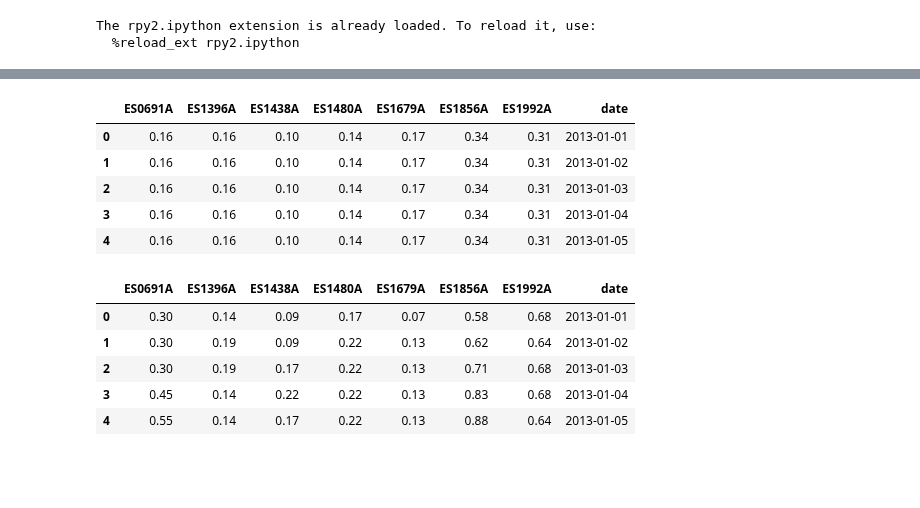
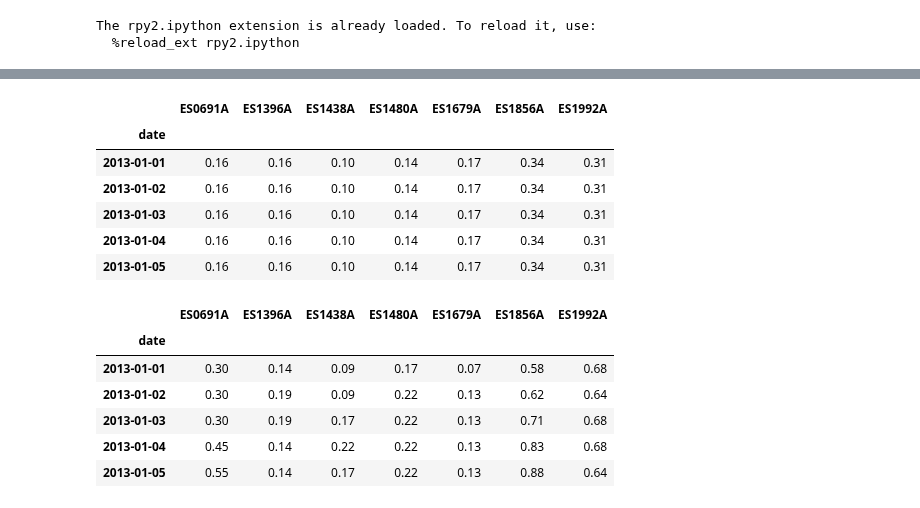
Before and after one commit to javiermas/BCNAirQualityDatathon, a Jupyter notebook: notebooks/Jonas_10.ipynb, the cells around one changed output, grey strips where cells are left out. Drawn from its saved outputs; the diff is of its cells as text; code cells hidden in the pictures; blank space fills up the shorter version.

```diff
--- a/notebooks/Jonas_10.ipynb
+++ b/notebooks/Jonas_10.ipynb
@@ -20,20 +47,22 @@ The rpy2.ipython extension is already loaded. To reload it, use:
 # %%
-pred_svm = pd.read_csv('../reports/pred_ssvm_Jonas_8_1.csv', index_col=0)
+pred_svm = pd.read_csv('../reports/pred_ssvm_Jonas_8_1.csv', index_col=0).set_index('date')
 pred_svm.head()
 # %% [output]
-|  | ES0691A | ES1396A | ES1438A | ES1480A | ES1679A | ES1856A | ES1992A | date |
-| 0 | 0.16 | 0.16 | 0.10 | 0.14 | 0.17 | 0.34 | 0.31 | 2013-01-01 |
-| 1 | 0.16 | 0.16 | 0.10 | 0.14 | 0.17 | 0.34 | 0.31 | 2013-01-02 |
-| 2 | 0.16 | 0.16 | 0.10 | 0.14 | 0.17 | 0.34 | 0.31 | 2013-01-03 |
-| 3 | 0.16 | 0.16 | 0.10 | 0.14 | 0.17 | 0.34 | 0.31 | 2013-01-04 |
-| 4 | 0.16 | 0.16 | 0.10 | 0.14 | 0.17 | 0.34 | 0.31 | 2013-01-05 |
+|  | ES0691A | ES1396A | ES1438A | ES1480A | ES1679A | ES1856A | ES1992A |
+| date |  |  |  |  |  |  |  |
+| 2013-01-01 | 0.16 | 0.16 | 0.10 | 0.14 | 0.17 | 0.34 | 0.31 |
+| 2013-01-02 | 0.16 | 0.16 | 0.10 | 0.14 | 0.17 | 0.34 | 0.31 |
+| 2013-01-03 | 0.16 | 0.16 | 0.10 | 0.14 | 0.17 | 0.34 | 0.31 |
+| 2013-01-04 | 0.16 | 0.16 | 0.10 | 0.14 | 0.17 | 0.34 | 0.31 |
+| 2013-01-05 | 0.16 | 0.16 | 0.10 | 0.14 | 0.17 | 0.34 | 0.31 |
 # %%
-pred_knn = pd.read_csv('../reports/pred_knn_Jonas_7_3.csv', index_col=0)
+pred_knn = pd.read_csv('../reports/pred_knn_Jonas_7_3.csv', index_col=0).set_index('date')
 pred_knn.head()
 # %% [output]
-|  | ES0691A | ES1396A | ES1438A | ES1480A | ES1679A | ES1856A | ES1992A | date |
-| 0 | 0.30 | 0.14 | 0.09 | 0.17 | 0.07 | 0.58 | 0.68 | 2013-01-01 |
-| 1 | 0.30 | 0.19 | 0.09 | 0.22 | 0.13 | 0.62 | 0.64 | 2013-01-02 |
-| 2 | 0.30 | 0.19 | 0.17 | 0.22 | 0.13 | 0.71 | 0.68 | 2013-01-03 |
-| 3 | 0.45 | 0.14 | 0.22 | 0.22 | 0.13 | 0.83 | 0.68 | 2013-01-04 |
-| 4 | 0.55 | 0.14 | 0.17 | 0.22 | 0.13 | 0.88 | 0.64 | 2013-01-05 |
+|  | ES0691A | ES1396A | ES1438A | ES1480A | ES1679A | ES1856A | ES1992A |
+| date |  |  |  |  |  |  |  |
+| 2013-01-01 | 0.30 | 0.14 | 0.09 | 0.17 | 0.07 | 0.58 | 0.68 |
+| 2013-01-02 | 0.30 | 0.19 | 0.09 | 0.22 | 0.13 | 0.62 | 0.64 |
+| 2013-01-03 | 0.30 | 0.19 | 0.17 | 0.22 | 0.13 | 0.71 | 0.68 |
+| 2013-01-04 | 0.45 | 0.14 | 0.22 | 0.22 | 0.13 | 0.83 | 0.68 |
+| 2013-01-05 | 0.55 | 0.14 | 0.17 | 0.22 | 0.13 | 0.88 | 0.64 |
```
Also changed, not shown: parts of 12 cells of this notebook, 10 other files.
